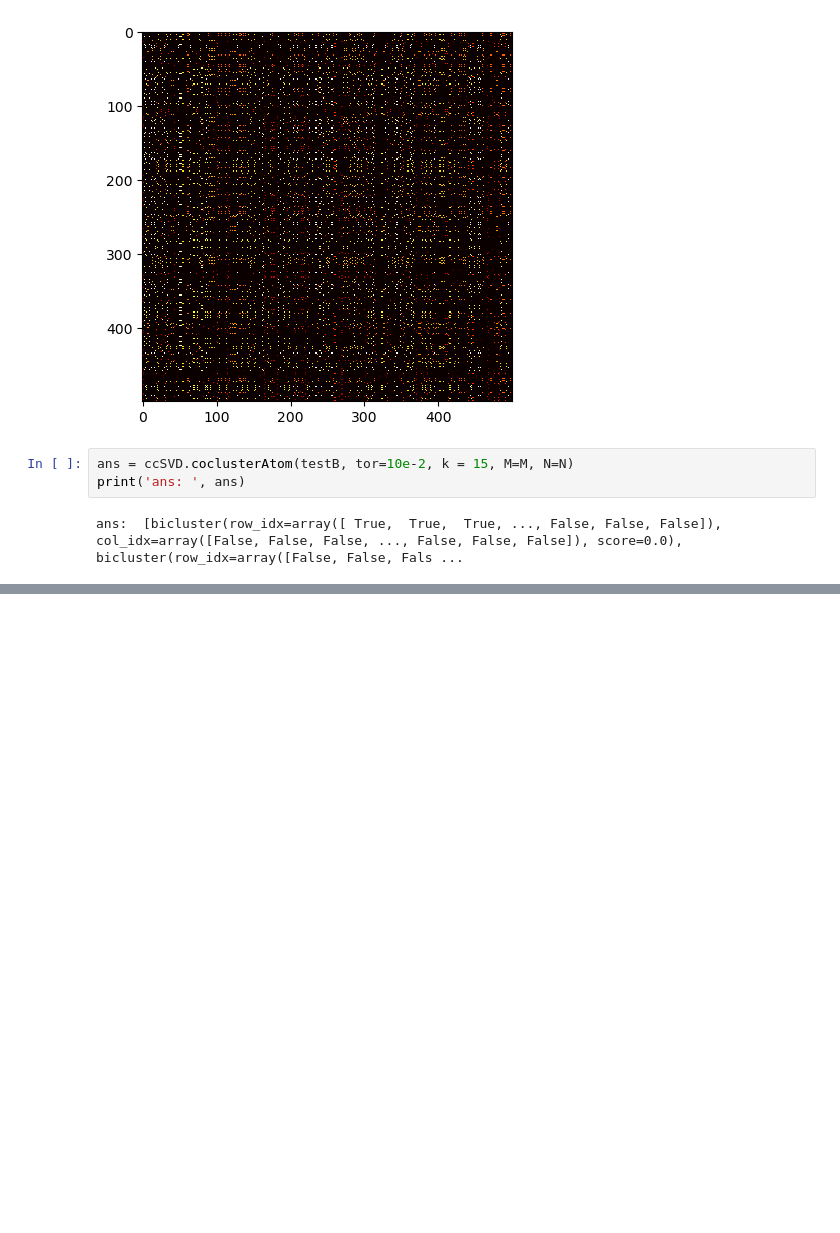
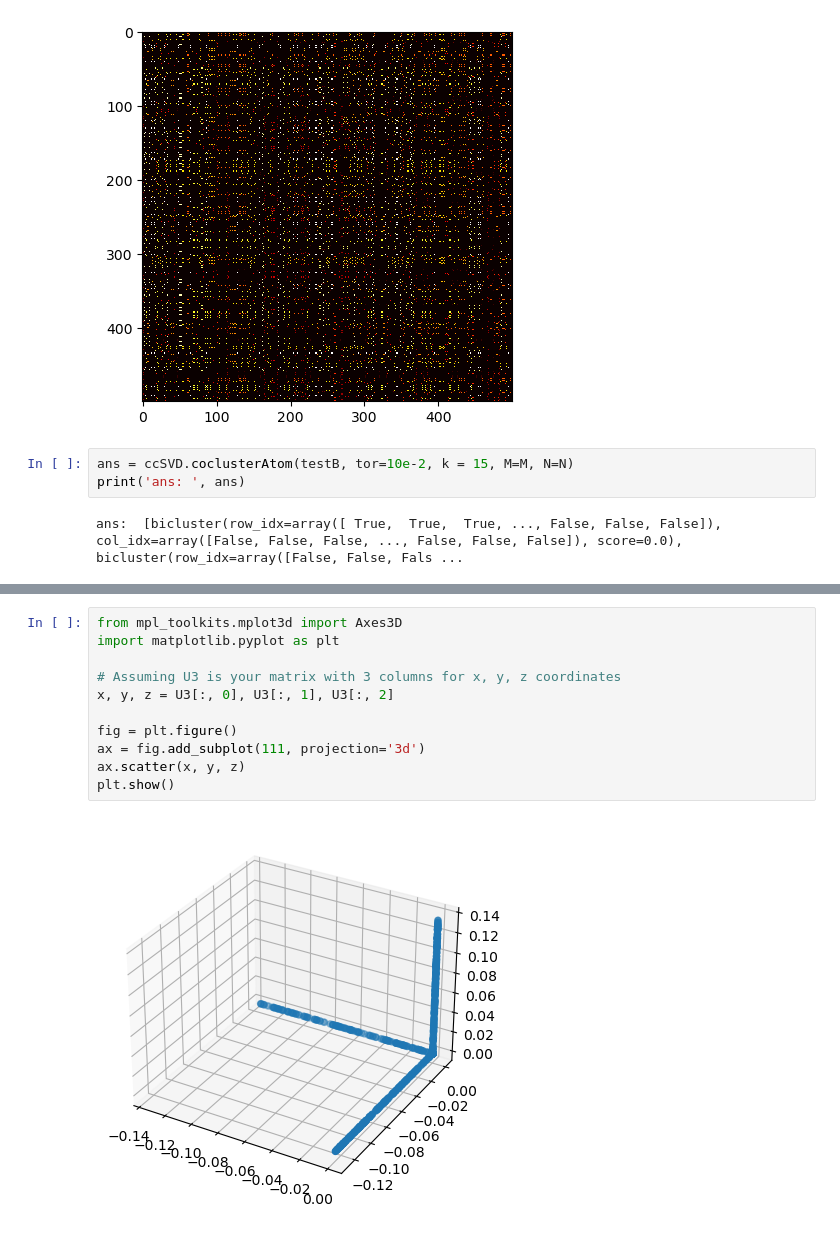
Before and after one commit to wzh4464/big_matrix_cocluster, a Jupyter notebook: main.ipynb, the cells around one changed output, grey strips where cells are left out. Cells and saved outputs as stored; diff of their text form; blank space fills up the shorter version.

```diff
--- a/main.ipynb
+++ b/main.ipynb
@@ -278,0 +294,13 @@ ans:  [bicluster(row_idx=array([ True,  True,  True, ..., False, False, False]),
+# %%
+from mpl_toolkits.mplot3d import Axes3D
+import matplotlib.pyplot as plt
+
+# Assuming U3 is your matrix with 3 columns for x, y, z coordinates
+x, y, z = U3[:, 0], U3[:, 1], U3[:, 2]
+
+fig = plt.figure()
+ax = fig.add_subplot(111, projection='3d')
+ax.scatter(x, y, z)
+plt.show()
+# %% [output]
+[figure, added]
```
Also changed, not shown: parts of 3 cells of this notebook, 1 other file.
